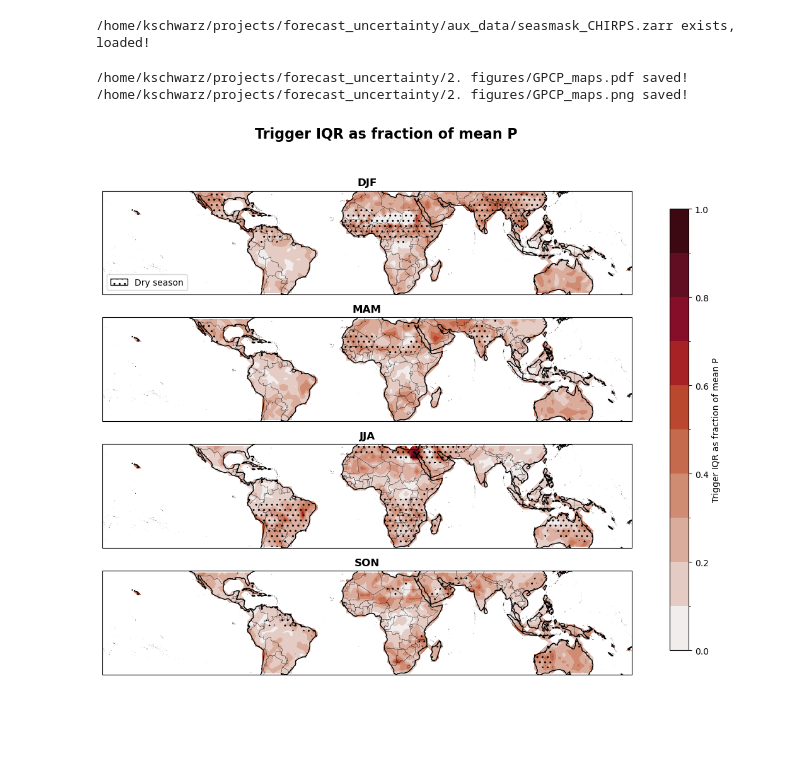
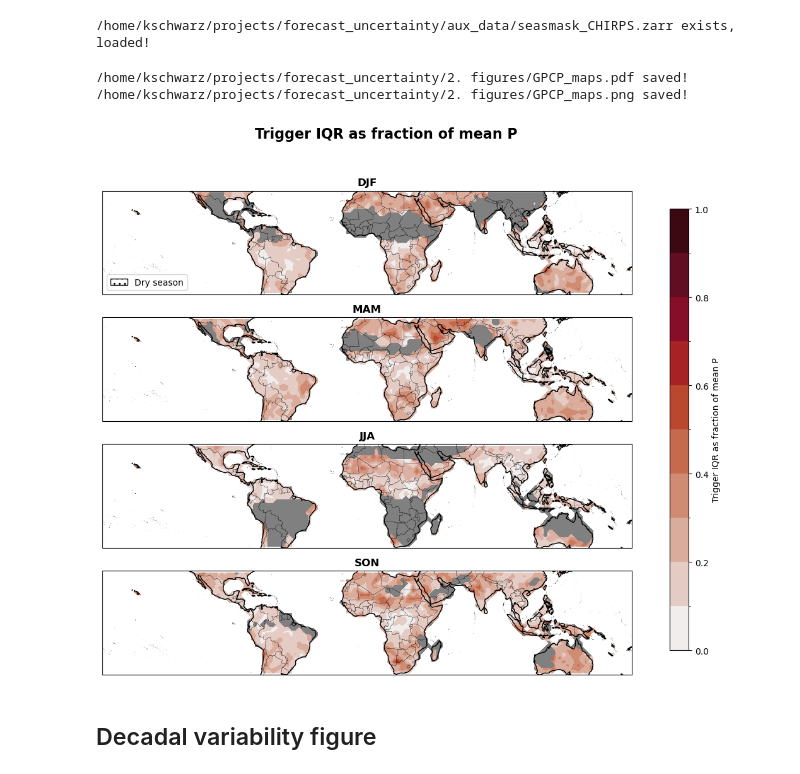
Before and after one commit to ccsfist/forecast_uncertainty, a Jupyter notebook: code/map_thresh.ipynb, the cells around one changed output. Drawn from its saved outputs; the diff is of its cells as text; code cells hidden in the pictures; blank space fills up the shorter version.

```diff
--- a/code/map_thresh.ipynb
+++ b/code/map_thresh.ipynb
@@ -116,6 +121,8 @@ if not os.path.exists(output_fns['threshs']):
     dsm['season'] = dsm.time.dt.season
     dsm['year'] = dsm.time.dt.year
     dsm = dsm.set_index(time=['season','year']).unstack()
+
+    dsm = dsm.chunk({'time':-1,'lat':250,'lon':250})
 
     #with ProgressBar():
     #    dsm = dsm.compute()
@@ -306,8 +311,8 @@ for seas_idx,seas in enumerate(['DJF','MAM','JJA','SON']):
 
     # Grey out regions without an active rainy season
     active_seasons_rg.seasmask.sel(season=seas,**subset_params).where(landmask).plot.contourf(levels=[-0.5, 0.5, 1.5],
-                                                                                     colors=['none','none'],
-                                                                                     hatches=["..", None],
+                                                                                     colors=['grey','none'],
+                                                                                     hatches=[None, None],
                                                                                      transform=ccrs.PlateCarree(),
                                                                                      add_colorbar=False)
 
@@ -315,31 +320,33 @@ for seas_idx,seas in enumerate(['DJF','MAM','JJA','SON']):
     ax.set_title(seas,fontweight='bold',fontsize=12)
 
     # Country borders
     # Add to plot (subset_params in slice format)
     gdf.cx[subset_params['lon'],subset_params['lat']].plot(ax=ax,facecolor='none',edgecolor='k',
                                                        linestyle='-',linewidth=0.15,
                                                        transform=ccrs.PlateCarree())
     ax.set_extent([subset_params['lon'].start,
                    subset_params['lon'].stop,
                    subset_params['lat'].start,
                    subset_params['lat'].stop])
 
     if seas_idx == 0:
         ax.legend(handles=[mpatches.Patch(facecolor='none',hatch='..',edgecolor='k',
                                           label='Dry season')],loc='lower left')
 
 fig.subplots_adjust(right=0.825)
 cax = fig.add_axes([0.875, 0.15, 0.025, 0.7])
 levels = mpl.ticker.MaxNLocator(nbins=cbar_params[var]['levels']).tick_values(cbar_params[var]['vmin'],cbar_params[var]['vmax'])
 norm = mpl.colors.BoundaryNorm(levels, ncolors=cbar_params[var]['cmap'].N, clip=True)
 sm = plt.cm.ScalarMappable(cmap=cbar_params[var]['cmap'],norm=norm)
 plt.colorbar(sm,cax=cax,label=labels[var])
 
 
 plt.suptitle(labels[var],fontweight='bold',fontsize=16)
 
 utility_print(dir_list['figs']+proc_source+'_maps')
 # %% [output]
 /home/kschwarz/projects/forecast_uncertainty/2. figures/GPCP_maps.pdf saved!
 /home/kschwarz/projects/forecast_uncertainty/2. figures/GPCP_maps.png saved!
-[figure, old version]
+[figure, new version]
+# %% [markdown]
+## Decadal variability figure
```
Also changed, not shown: parts of 7 cells of this notebook, 3 other files.
